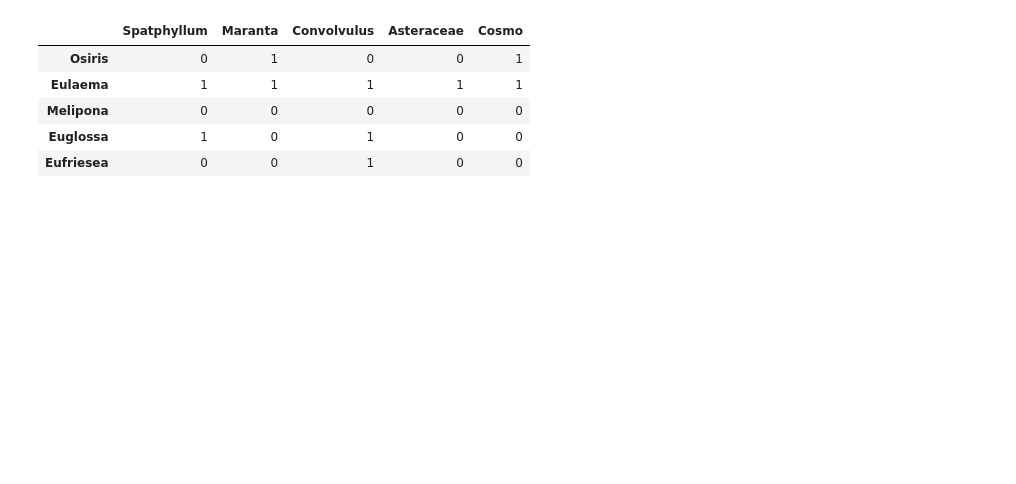
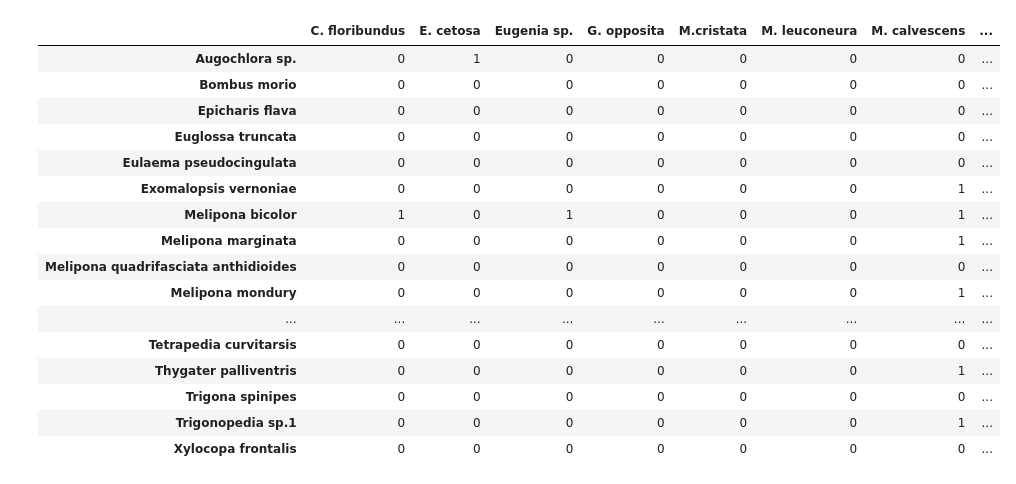
Before and after one commit to Mr-cookie-xX/interacao-abelha-planta, a Jupyter notebook: sankey.ipynb, the cells around one changed output. Drawn from its saved outputs; the diff is of its cells as text; code cells hidden in the pictures; blank space fills up the shorter version.

```diff
--- a/sankey.ipynb
+++ b/sankey.ipynb
@@ -1,16 +1,27 @@
 # %%
 import pandas as pd
 
-df = pd.read_csv(filepath_or_buffer="data/teste2.csv", sep=",", header=0, index_col=0)
+df = pd.read_csv(filepath_or_buffer="data/teste-matheus.csv", sep=",", header=0, index_col=0)
 
 df
 # %% [output]
-|  | Spatphyllum | Maranta | Convolvulus | Asteraceae | Cosmo |
-| Osiris | 0 | 1 | 0 | 0 | 1 |
-| Eulaema | 1 | 1 | 1 | 1 | 1 |
-| Melipona | 0 | 0 | 0 | 0 | 0 |
-| Euglossa | 1 | 0 | 1 | 0 | 0 |
-| Eufriesea | 0 | 0 | 1 | 0 | 0 |
+|  | C. floribundus | E. cetosa | Eugenia sp. | G. opposita | M.cristata | M. leuconeura | M. calvescens | ... |
+| Augochlora sp. | 0 | 1 | 0 | 0 | 0 | 0 | 0 | ... |
+| Bombus morio | 0 | 0 | 0 | 0 | 0 | 0 | 0 | ... |
+| Epicharis flava | 0 | 0 | 0 | 0 | 0 | 0 | 0 | ... |
+| Euglossa truncata | 0 | 0 | 0 | 0 | 0 | 0 | 0 | ... |
+| Eulaema pseudocingulata | 0 | 0 | 0 | 0 | 0 | 0 | 0 | ... |
+| Exomalopsis vernoniae | 0 | 0 | 0 | 0 | 0 | 0 | 1 | ... |
+| Melipona bicolor | 1 | 0 | 1 | 0 | 0 | 0 | 1 | ... |
+| Melipona marginata | 0 | 0 | 0 | 0 | 0 | 0 | 1 | ... |
+| Melipona quadrifasciata anthidioides | 0 | 0 | 0 | 0 | 0 | 0 | 0 | ... |
+| Melipona mondury | 0 | 0 | 0 | 0 | 0 | 0 | 1 | ... |
+| ... | ... | ... | ... | ... | ... | ... | ... | ... |
+| Tetrapedia curvitarsis | 0 | 0 | 0 | 0 | 0 | 0 | 0 | ... |
+| Thygater palliventris | 0 | 0 | 0 | 0 | 0 | 0 | 1 | ... |
+| Trigona spinipes | 0 | 0 | 0 | 0 | 0 | 0 | 0 | ... |
+| Trigonopedia sp.1 | 0 | 0 | 0 | 0 | 0 | 0 | 1 | ... |
+| Xylocopa frontalis | 0 | 0 | 0 | 0 | 0 | 0 | 0 | ... |
 # %%
 import plotly.graph_objects as go
 # %%
```
Also changed, not shown: parts of 1 cell of this notebook, 1 other file.
